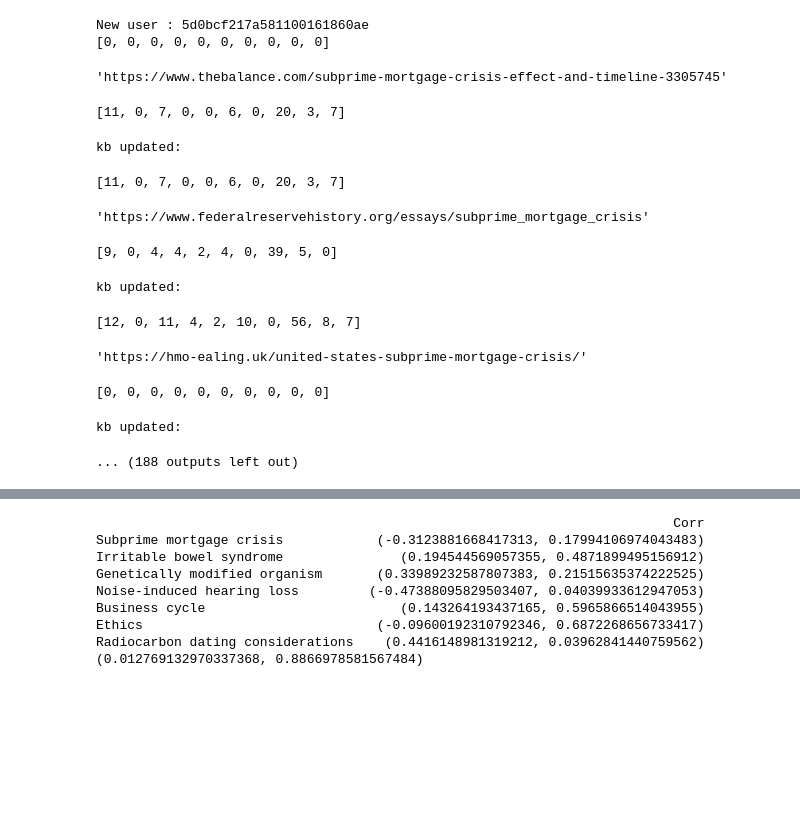
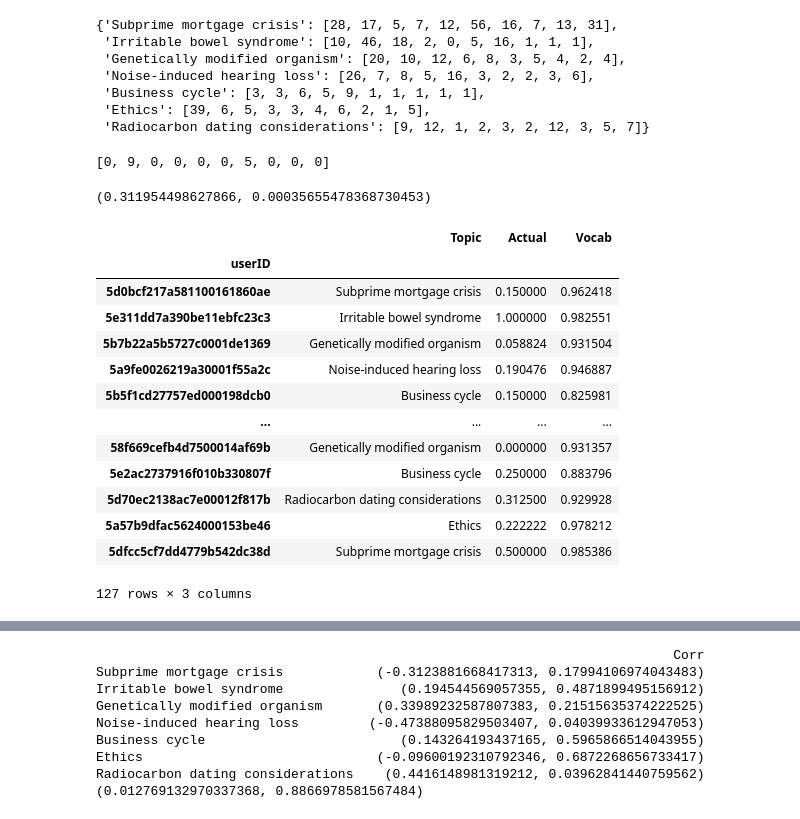
Before and after one commit to ArthurCamara/RULK_SAL, a Jupyter notebook: notebooks/KW Model by Dima.ipynb, the cells around one changed output, grey strips where cells are left out. Saved outputs shown, nothing was run; the diff lists cells and outputs as text; code cells hidden in the pictures; blank space fills up the shorter version.

```diff
--- a/notebooks/KW Model by Dima.ipynb
+++ b/notebooks/KW Model by Dima.ipynb
@@ -179,5 +128,5 @@ display(result)
 # %%
-for i in range(0,len(result)):
+for i in tqdm(range(0,len(result))):
     t = result['Topic'][i]
     need = wiki_need['Keywords'].loc[t]
     vect = []
@@ -188,4 +137,3 @@ for i in range(0,len(result)):
             occ = int(0)
         vect.append(int(occ))
     result['Topic Occurrence'][i] = vect
-display(result)
@@ -206,0 +140,10 @@ display(result)
+# %%
+wiki_need["Occurence"].to_dict()
+# %% [output]
+{'Subprime mortgage crisis': [28, 17, 5, 7, 12, 56, 16, 7, 13, 31],
+ 'Irritable bowel syndrome': [10, 46, 18, 2, 0, 5, 16, 1, 1, 1],
+ 'Genetically modified organism': [20, 10, 12, 6, 8, 3, 5, 4, 2, 4],
+ 'Noise-induced hearing loss': [26, 7, 8, 5, 16, 3, 2, 2, 3, 6],
+ 'Business cycle': [3, 3, 6, 5, 9, 1, 1, 1, 1, 1],
+ 'Ethics': [39, 6, 5, 3, 3, 4, 6, 2, 1, 5],
+ 'Radiocarbon dating considerations': [9, 12, 1, 2, 3, 2, 12, 3, 5, 7]}
@@ -207,71 +157,64 @@ display(result)
+# %%
+url = 'https://askdrnandi.com/exactly-irritable-bowel-syndrome/'
+result.loc[url]["Topic Occurrence"]
+# %% [output]
+[0, 9, 0, 0, 0, 0, 5, 0, 0, 0]
 # %%
 gain_compare = pd.DataFrame(columns = ["userID","Topic","Actual","Vocab"])
 gain_compare = gain_compare.set_index("userID")
 # %%
-import numpy as np
-from scipy import spatial
-from scipy import stats as st
-from numpy.linalg import norm
-
 import json
 
-with open("data/logs_with_position.json") as jsonFile:
+import numpy as np
+
+from numpy.linalg import norm
+from scipy import spatial, stats as st
+
+
+with open("../data/logs_with_position.json") as jsonFile:
     jsonObject = json.load(jsonFile)
     jsonFile.close()
 
-for i in range(0,len(jsonObject)):
+for i in tqdm(range(0,len(jsonObject))):
     userID = jsonObject[i]['userID']
     topic = jsonObject[i]['topic_title']
     gain = jsonObject[i]['RPL']
     clicks = jsonObject[i]['clicks']
     urls = [x['url'] for x in clicks]
-#     display(urls)
-    print("New user :", userID)
     kb = [0] * len(result["Topic Occurrence"][0])
-    print(kb)
-    #knowledge base
 
     for url in urls:
-        display(url)
-#         print(type(np.array(kb)))
-#         print(type(np.array(result["Topic Occurrence"][url])))
-#         kb =  np.array(str(kb)) + np.array(result["Topic Occurrence"][url])
         try:
-            kb = [x + y if x + y < z else z for (x, y,z) in zip(kb, result["Topic Occurrence"][url], wiki_need["Occurence"][topic])]
+            # kb = [x + y if x + y < z else z for (x, y,z) in zip(kb, result["Topic Occurrence"][url], wiki_need["Occurence"][topic])]
+            kb = [x + y for (x, y,z) in zip(kb, result["Topic Occurrence"][url], wiki_need["Occurence"][topic])]
         except:
-#                         print("error updating kb")
             continue
-        display(result["Topic Occurrence"][url])
-        print("kb updated:")
-        display(kb)
-    display(kb)
-    display(wiki_need['Occurence'].loc[topic])
-
     sim = 1-  spatial.distance.cosine(kb,wiki_need['Occurence'].loc[topic])
 #Other Similarity functions that I tried:
 #     distance = [x - y for (x,y) in zip(wiki_need['Occurence'].loc[topic],kb)]
 #     sim = 1 / (1 + norm(distance))
 #     sim = 1 / (1 + spatial.distance.minkowski(kb,wiki_need['Occurence'].loc[topic]))
 #     display(sim)
 
     gain_compare.loc[userID] = [topic,gain,sim]
 
 corr = st.pearsonr(gain_compare['Actual'], gain_compare['Vocab'])
 print(corr)
 
 display(gain_compare)
 # %% [output]
-New user : 5d0bcf217a581100161860ae
-[0, 0, 0, 0, 0, 0, 0, 0, 0, 0]
+(0.311954498627866, 0.00035655478368730453)
+|  | Topic | Actual | Vocab |
+| userID |  |  |  |
+| 5d0bcf217a581100161860ae | Subprime mortgage crisis | 0.150000 | 0.962418 |
+| 5e311dd7a390be11ebfc23c3 | Irritable bowel syndrome | 1.000000 | 0.982551 |
+| 5b7b22a5b5727c0001de1369 | Genetically modified organism | 0.058824 | 0.931504 |
+| 5a9fe0026219a30001f55a2c | Noise-induced hearing loss | 0.190476 | 0.946887 |
+| 5b5f1cd27757ed000198dcb0 | Business cycle | 0.150000 | 0.825981 |
+| ... | ... | ... | ... |
+| 58f669cefb4d7500014af69b | Genetically modified organism | 0.000000 | 0.931357 |
+| 5e2ac2737916f010b330807f | Business cycle | 0.250000 | 0.883796 |
+| 5d70ec2138ac7e00012f817b | Radiocarbon dating considerations | 0.312500 | 0.929928 |
+| 5a57b9dfac5624000153be46 | Ethics | 0.222222 | 0.978212 |
+| 5dfcc5cf7dd4779b542dc38d | Subprime mortgage crisis | 0.500000 | 0.985386 |
-'https://www.thebalance.com/subprime-mortgage-crisis-effect-and-timeline-3305745'
+127 rows × 3 columns
-[11, 0, 7, 0, 0, 6, 0, 20, 3, 7]
-kb updated:
-[11, 0, 7, 0, 0, 6, 0, 20, 3, 7]
-'https://www.federalreservehistory.org/essays/subprime_mortgage_crisis'
-[9, 0, 4, 4, 2, 4, 0, 39, 5, 0]
-kb updated:
-[12, 0, 11, 4, 2, 10, 0, 56, 8, 7]
-'https://hmo-ealing.uk/united-states-subprime-mortgage-crisis/'
-[0, 0, 0, 0, 0, 0, 0, 0, 0, 0]
-kb updated:
-... (188 outputs left out)
```
Also changed, not shown: parts of 11 cells of this notebook, 13 other files.
